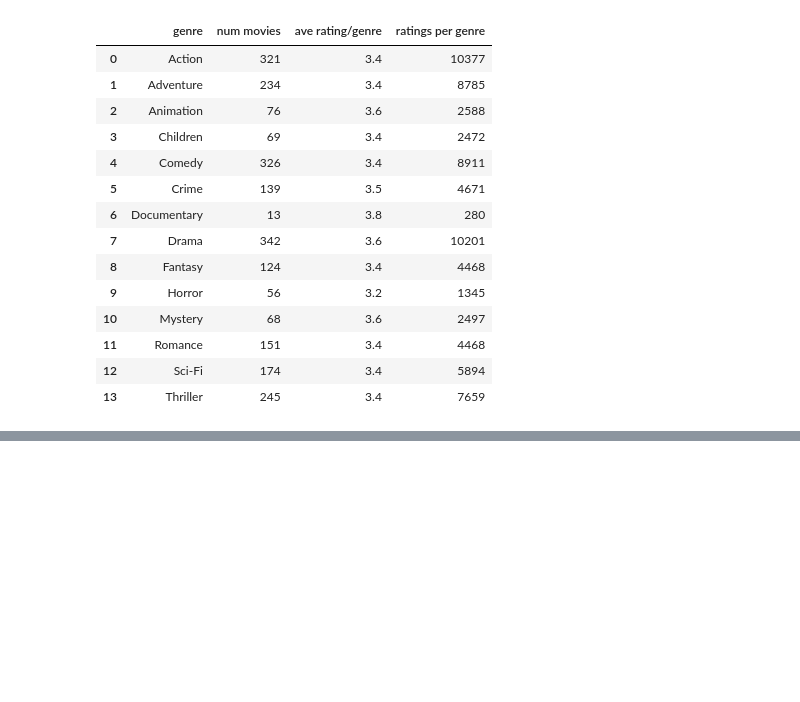
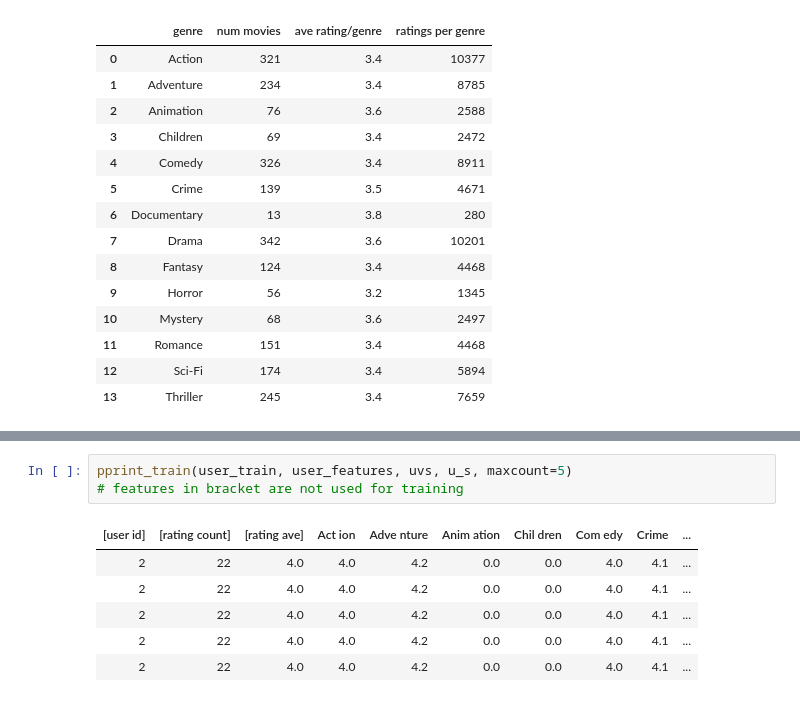
Before and after one commit to raviraj4/RecomSysAlgo, a Jupyter notebook: RecSystemNN.ipynb, the cells around one changed output, grey strips where cells are left out. Saved outputs shown, nothing was run; the diff lists cells and outputs as text; blank space fills up the shorter version.

```diff
--- a/RecSystemNN.ipynb
+++ b/RecSystemNN.ipynb
@@ -48,0 +65,10 @@ bygenre_df
+# %%
+pprint_train(user_train, user_features, uvs, u_s, maxcount=5)
+# features in bracket are not used for training
+# %% [output]
+| [user id] | [rating count] | [rating ave] | Act ion | Adve nture | Anim ation | Chil dren | Com edy | Crime | ... |
+| 2 | 22 | 4.0 | 4.0 | 4.2 | 0.0 | 0.0 | 4.0 | 4.1 | ... |
+| 2 | 22 | 4.0 | 4.0 | 4.2 | 0.0 | 0.0 | 4.0 | 4.1 | ... |
+| 2 | 22 | 4.0 | 4.0 | 4.2 | 0.0 | 0.0 | 4.0 | 4.1 | ... |
+| 2 | 22 | 4.0 | 4.0 | 4.2 | 0.0 | 0.0 | 4.0 | 4.1 | ... |
+| 2 | 22 | 4.0 | 4.0 | 4.2 | 0.0 | 0.0 | 4.0 | 4.1 | ... |
```
Also changed, not shown: parts of 11 cells of this notebook.
